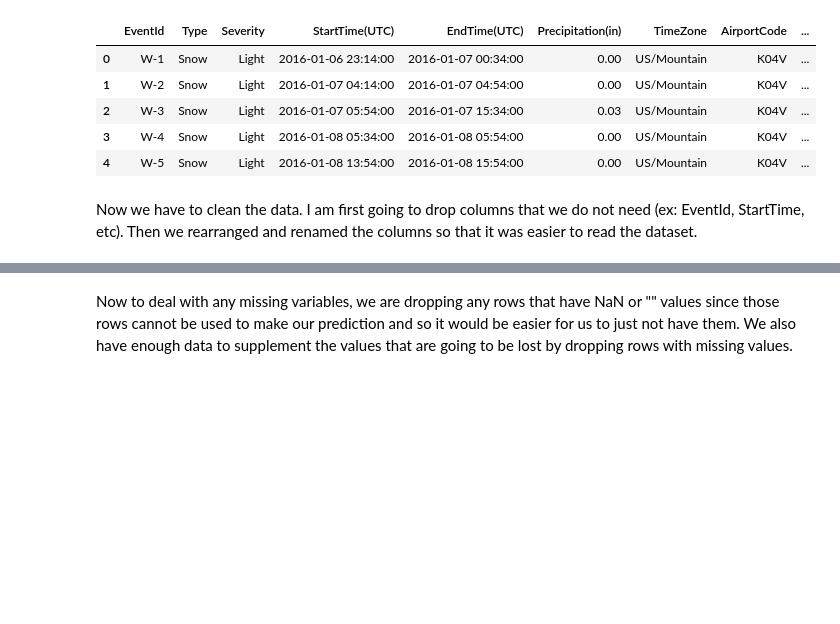
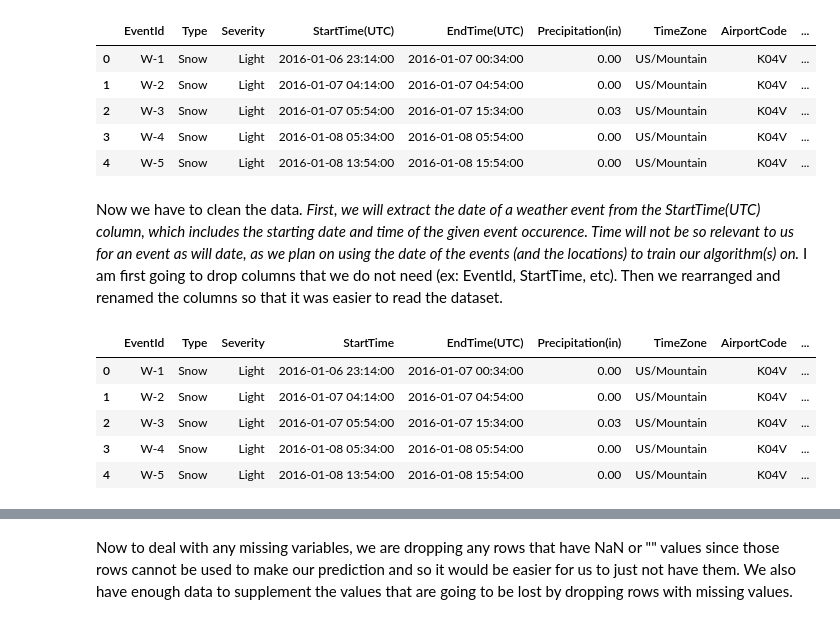
Before and after one commit to mariakeerthi/mariakeerthi.github.io, a Jupyter notebook: final_project.ipynb, the cells around one changed output, grey strips where cells are left out. Saved outputs shown, nothing was run; the diff lists cells and outputs as text; code cells hidden in the pictures; blank space fills up the shorter version.

```diff
--- a/final_project.ipynb
+++ b/final_project.ipynb
@@ -37,4 +38,4 @@ weather_data.head()
 | 3 | W-4 | Snow | Light | 2016-01-08 05:34:00 | 2016-01-08 05:54:00 | 0.00 | US/Mountain | K04V | ... |
 | 4 | W-5 | Snow | Light | 2016-01-08 13:54:00 | 2016-01-08 15:54:00 | 0.00 | US/Mountain | K04V | ... |
 # %% [markdown]
-Now we have to clean the data. I am first going to drop columns that we do not need (ex: EventId, StartTime, etc). Then we rearranged and renamed the columns so that it was easier to read the dataset.
+Now we have to clean the data. *First, we will extract the date of a weather event from the StartTime(UTC) column, which includes the starting date and time of the given event occurence. Time will not be so relevant to us for an event as will date, as we plan on using the date of the events (and the locations) to train our algorithm(s) on.* I am first going to drop columns that we do not need (ex: EventId, StartTime, etc). Then we rearranged and renamed the columns so that it was easier to read the dataset.
@@ -41 +49,10 @@ Now we have to clean the data. I am first going to drop columns that we do not n
+# %%
+weather_data.head()
+# %% [output]
+|  | EventId | Type | Severity | StartTime | EndTime(UTC) | Precipitation(in) | TimeZone | AirportCode | ... |
+| 0 | W-1 | Snow | Light | 2016-01-06 23:14:00 | 2016-01-07 00:34:00 | 0.00 | US/Mountain | K04V | ... |
+| 1 | W-2 | Snow | Light | 2016-01-07 04:14:00 | 2016-01-07 04:54:00 | 0.00 | US/Mountain | K04V | ... |
+| 2 | W-3 | Snow | Light | 2016-01-07 05:54:00 | 2016-01-07 15:34:00 | 0.03 | US/Mountain | K04V | ... |
+| 3 | W-4 | Snow | Light | 2016-01-08 05:34:00 | 2016-01-08 05:54:00 | 0.00 | US/Mountain | K04V | ... |
+| 4 | W-5 | Snow | Light | 2016-01-08 13:54:00 | 2016-01-08 15:54:00 | 0.00 | US/Mountain | K04V | ... |
 # %%
```
Also changed, not shown: parts of 29 cells of this notebook.
